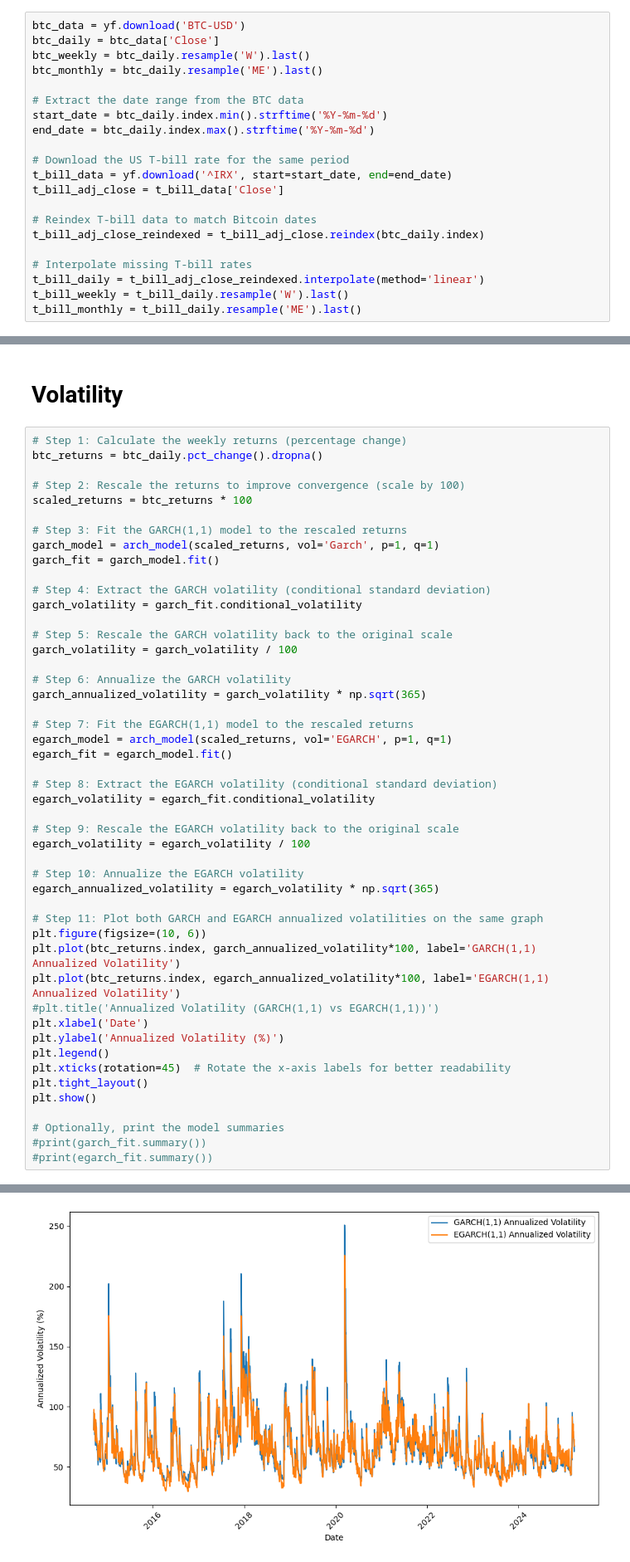
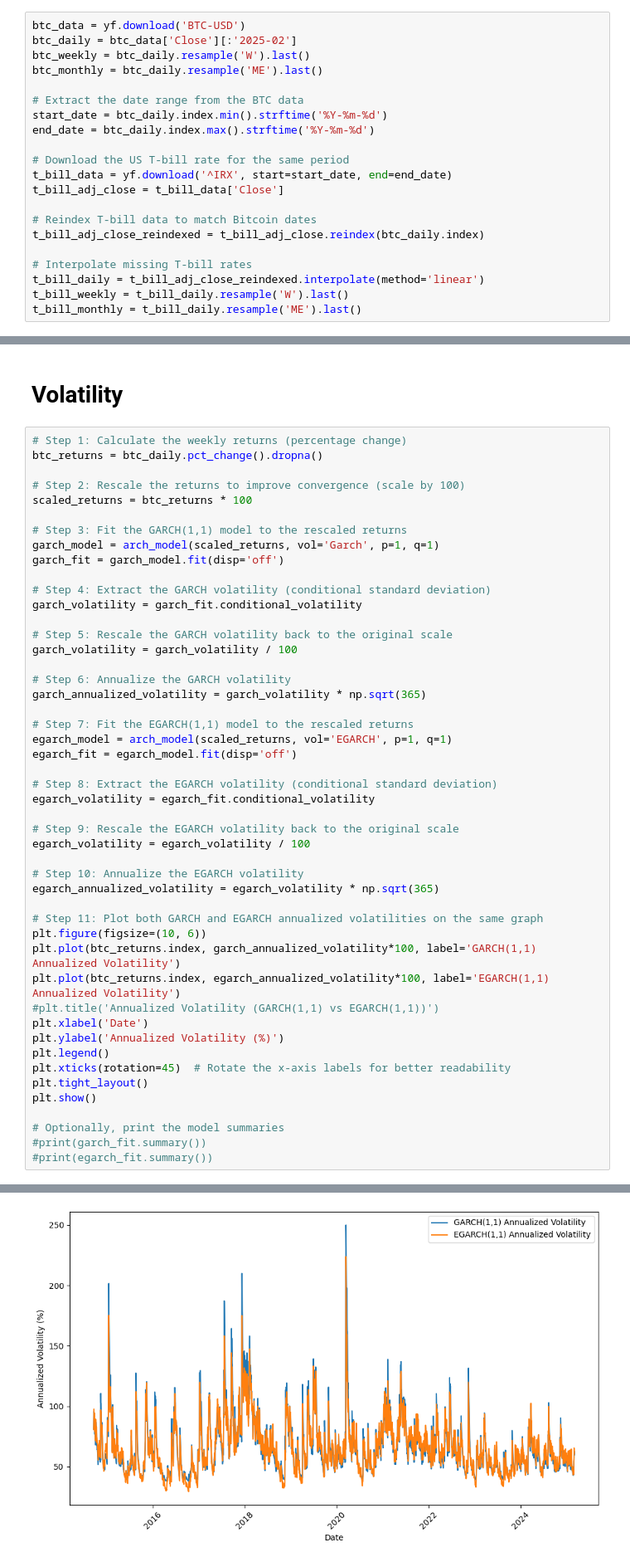
Before and after one commit to ugoescato/Applied-Master-Project, a Jupyter notebook: historical_analysis_weekly.ipynb, the cells around one changed output, grey strips where cells are left out. Shown at 83% size. Saved outputs shown, nothing was run; the diff lists cells and outputs as text.

```diff
--- a/historical_analysis_weekly.ipynb
+++ b/historical_analysis_weekly.ipynb
@@ -23,7 +21,7 @@ from scipy.integrate import quad
 # Data and calibration
 # %%
 btc_data = yf.download('BTC-USD')
-btc_daily = btc_data['Close']
+btc_daily = btc_data['Close'][:'2025-02']
 btc_weekly = btc_daily.resample('W').last()
 btc_monthly = btc_daily.resample('ME').last()
 
@@ -112,7 +109,7 @@ scaled_returns = btc_returns * 100
 
 # Step 3: Fit the GARCH(1,1) model to the rescaled returns
 garch_model = arch_model(scaled_returns, vol='Garch', p=1, q=1)
-garch_fit = garch_model.fit()
+garch_fit = garch_model.fit(disp='off')
 
 # Step 4: Extract the GARCH volatility (conditional standard deviation)
 garch_volatility = garch_fit.conditional_volatility
@@ -125,7 +122,7 @@ garch_annualized_volatility = garch_volatility * np.sqrt(365)
 
 # Step 7: Fit the EGARCH(1,1) model to the rescaled returns
 egarch_model = arch_model(scaled_returns, vol='EGARCH', p=1, q=1)
-egarch_fit = egarch_model.fit()
+egarch_fit = egarch_model.fit(disp='off')
 
 # Step 8: Extract the EGARCH volatility (conditional standard deviation)
 egarch_volatility = egarch_fit.conditional_volatility
@@ -172,4 +152,4 @@ Optimization terminated successfully    (Exit mode 0)
-[figure, old version]
+[figure, new version]
 # %%
 # search for highest and lowest volatility periods for both models
 highest_volatility = garch_annualized_volatility.rolling(window=365).mean().max()
```
Also changed, not shown: parts of 9 cells of this notebook, 1 other file.
